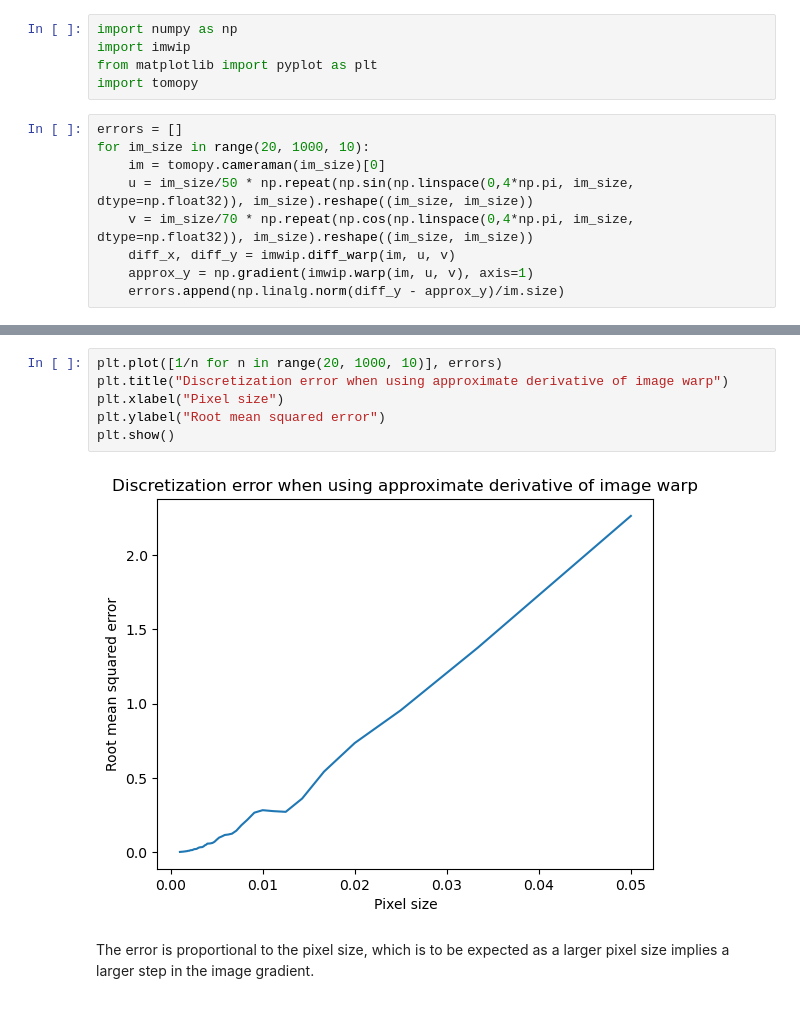
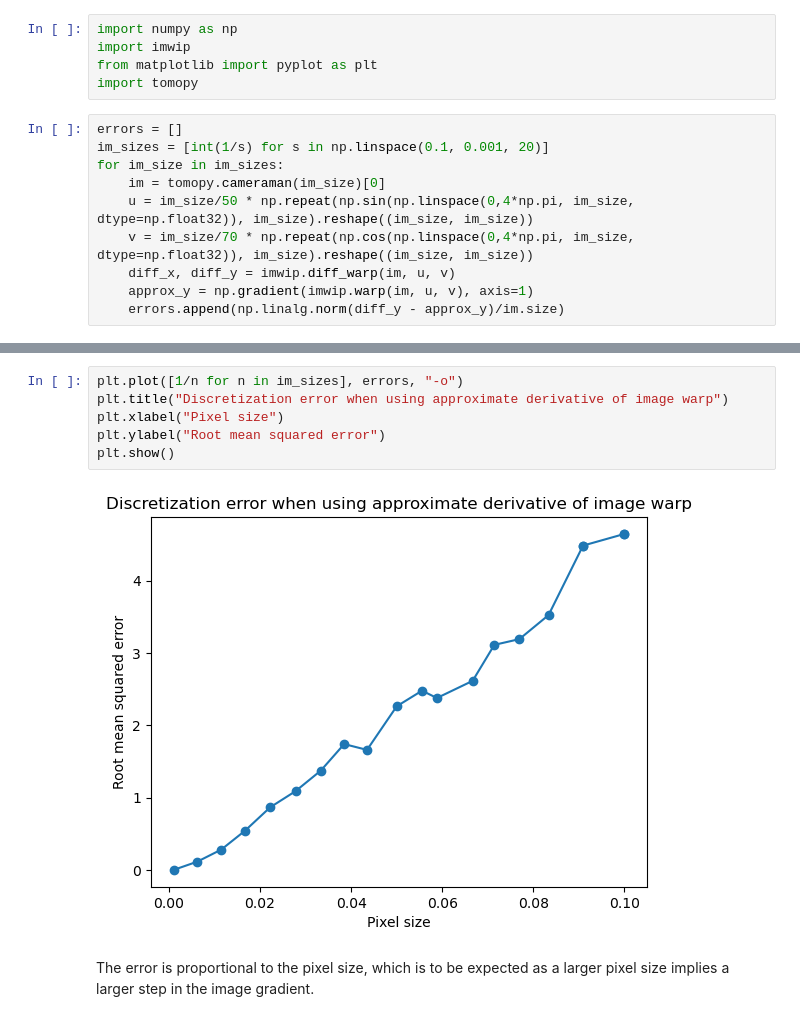
Before and after one commit to RendersJens/ImWIP, a Jupyter notebook: docs/source/notebooks/discretization.ipynb, the cells around one changed output, grey strips where cells are left out. Saved outputs shown, nothing was run; the diff lists cells and outputs as text.

```diff
--- a/docs/source/notebooks/discretization.ipynb
+++ b/docs/source/notebooks/discretization.ipynb
@@ -10,7 +10,8 @@ from matplotlib import pyplot as plt
 import tomopy
 # %%
 errors = []
-for im_size in range(20, 1000, 10):
+im_sizes = [int(1/s) for s in np.linspace(0.1, 0.001, 20)]
+for im_size in im_sizes:
     im = tomopy.cameraman(im_size)[0]
     u = im_size/50 * np.repeat(np.sin(np.linspace(0,4*np.pi, im_size, dtype=np.float32)), im_size).reshape((im_size, im_size))
     v = im_size/70 * np.repeat(np.cos(np.linspace(0,4*np.pi, im_size, dtype=np.float32)), im_size).reshape((im_size, im_size))
@@ -30,10 +31,10 @@ plt.imshow(imwip.warp(im, u, v))
 # %%
-plt.plot([1/n for n in range(20, 1000, 10)], errors)
+plt.plot([1/n for n in im_sizes], errors, "-o")
 plt.title("Discretization error when using approximate derivative of image warp")
 plt.xlabel("Pixel size")
 plt.ylabel("Root mean squared error")
 plt.show()
 # %% [output]
-[figure, old version]
+[figure, new version]
 # %% [markdown]
 The error is proportional to the pixel size, which is to be expected as a larger pixel size implies a larger step in the image gradient.
```
Also changed, not shown: parts of 2 cells of this notebook.
